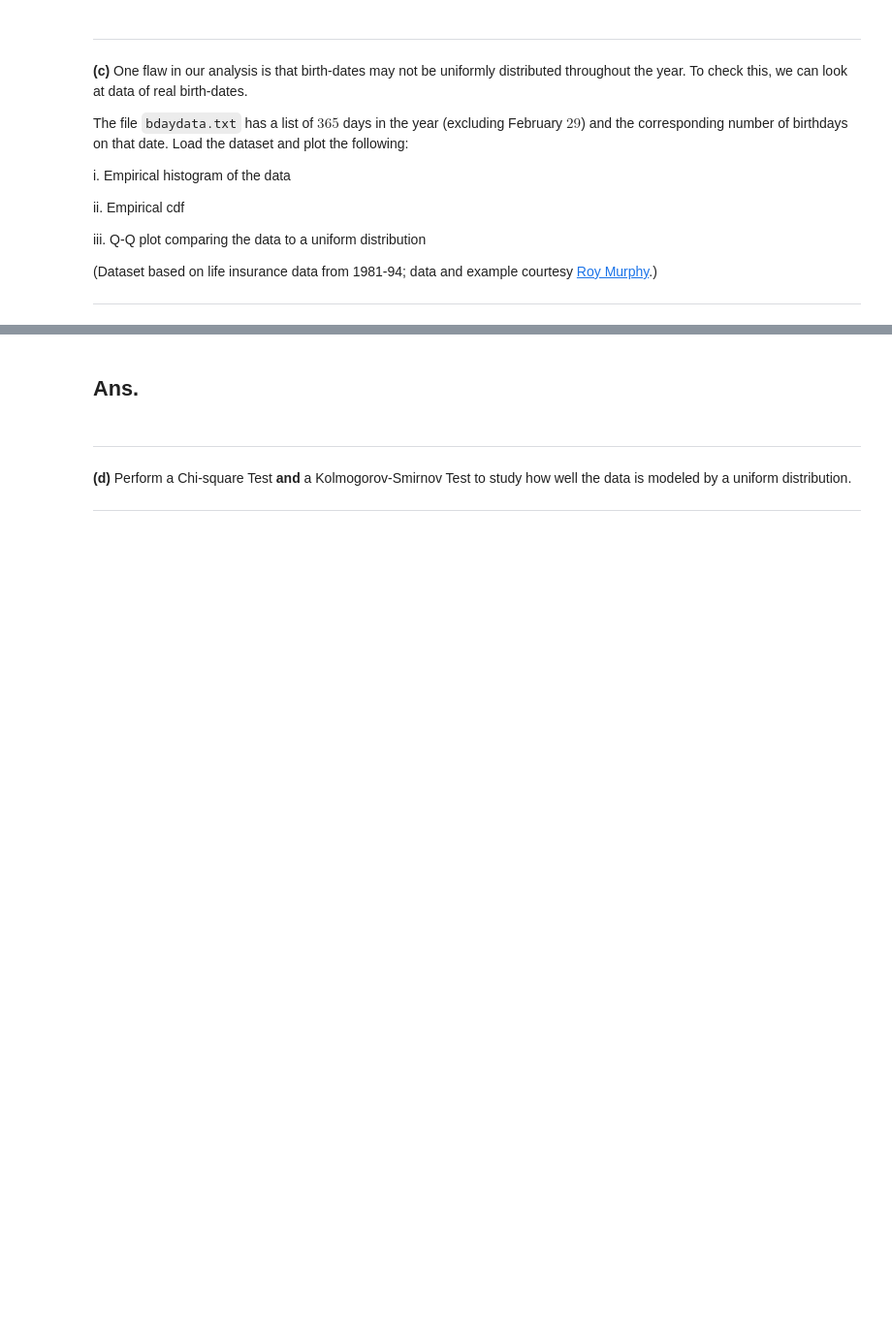
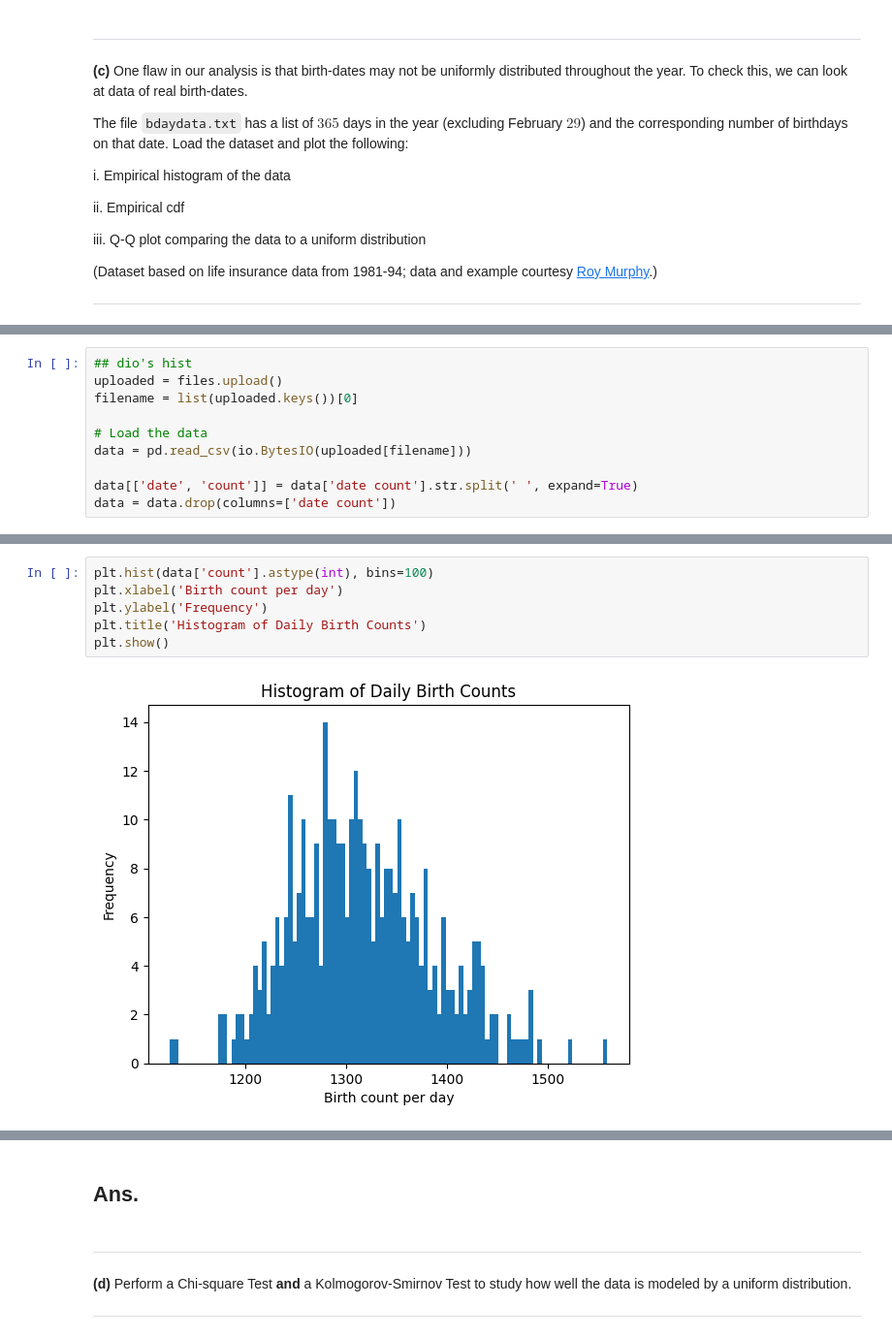
Before and after one commit to restinghouse0203/Academic_Project, a Jupyter notebook: Simluation/ORIE5580_Cornell/script/HW5.ipynb, the cells around one changed output, grey strips where cells are left out. Shown: that part at 97% size. Saved outputs shown, nothing was run; the diff lists cells and outputs as text; blank space fills up the shorter version.

```diff
--- a/Simluation/ORIE5580_Cornell/script/HW5.ipynb
+++ b/Simluation/ORIE5580_Cornell/script/HW5.ipynb
@@ -116,0 +413,10 @@ iii. Q-Q plot comparing the data to a uniform distribution
+# %%
+## dio's hist
+uploaded = files.upload()
+filename = list(uploaded.keys())[0]
+
+# Load the data
+data = pd.read_csv(io.BytesIO(uploaded[filename]))
+
+data[['date', 'count']] = data['date count'].str.split(' ', expand=True)
+data = data.drop(columns=['date count'])
@@ -116,0 +426,8 @@ iii. Q-Q plot comparing the data to a uniform distribution
+# %%
+plt.hist(data['count'].astype(int), bins=100)
+plt.xlabel('Birth count per day')
+plt.ylabel('Frequency')
+plt.title('Histogram of Daily Birth Counts')
+plt.show()
+# %% [output]
+[figure, added]
```
Also changed, not shown: parts of 39 cells of this notebook.
